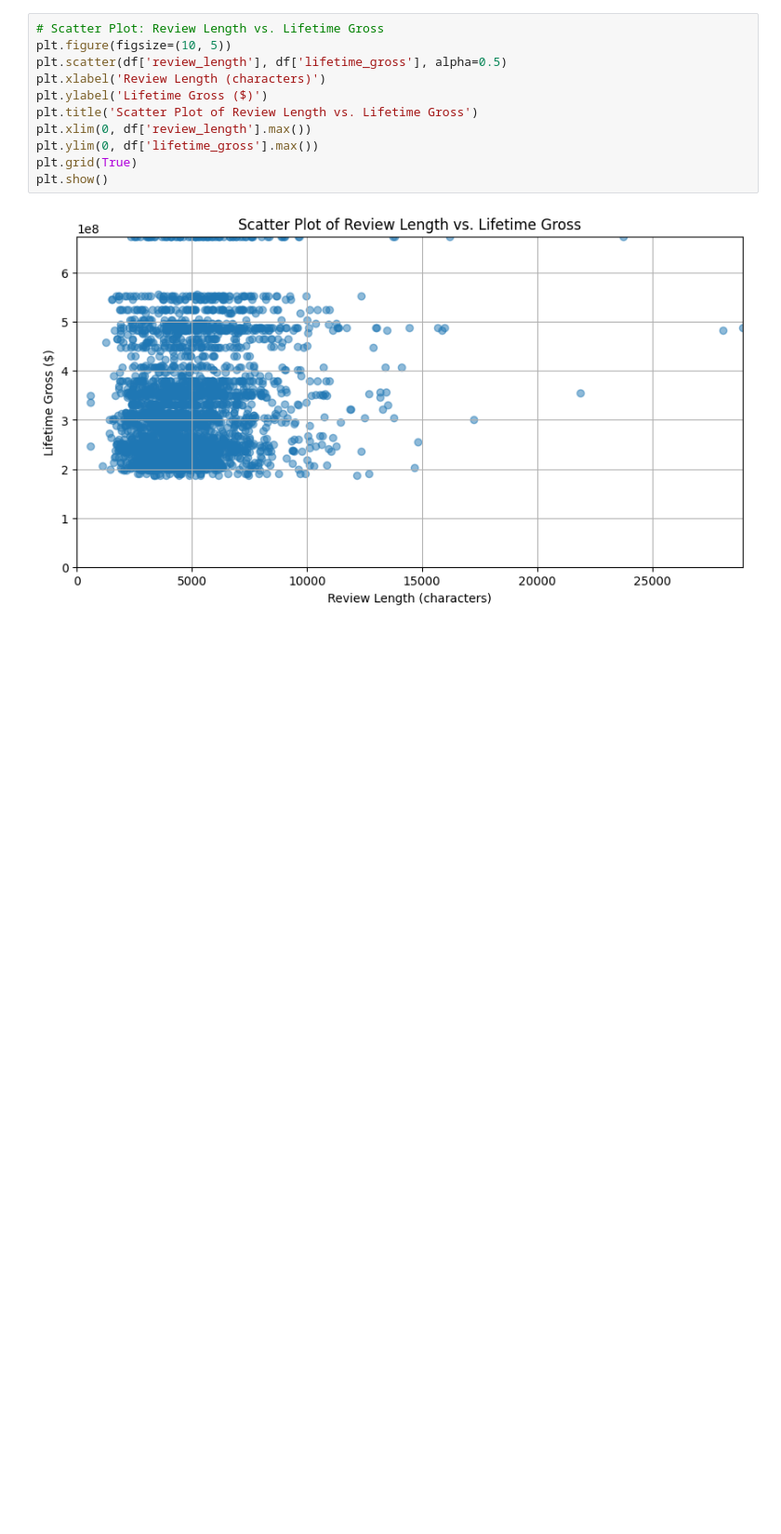
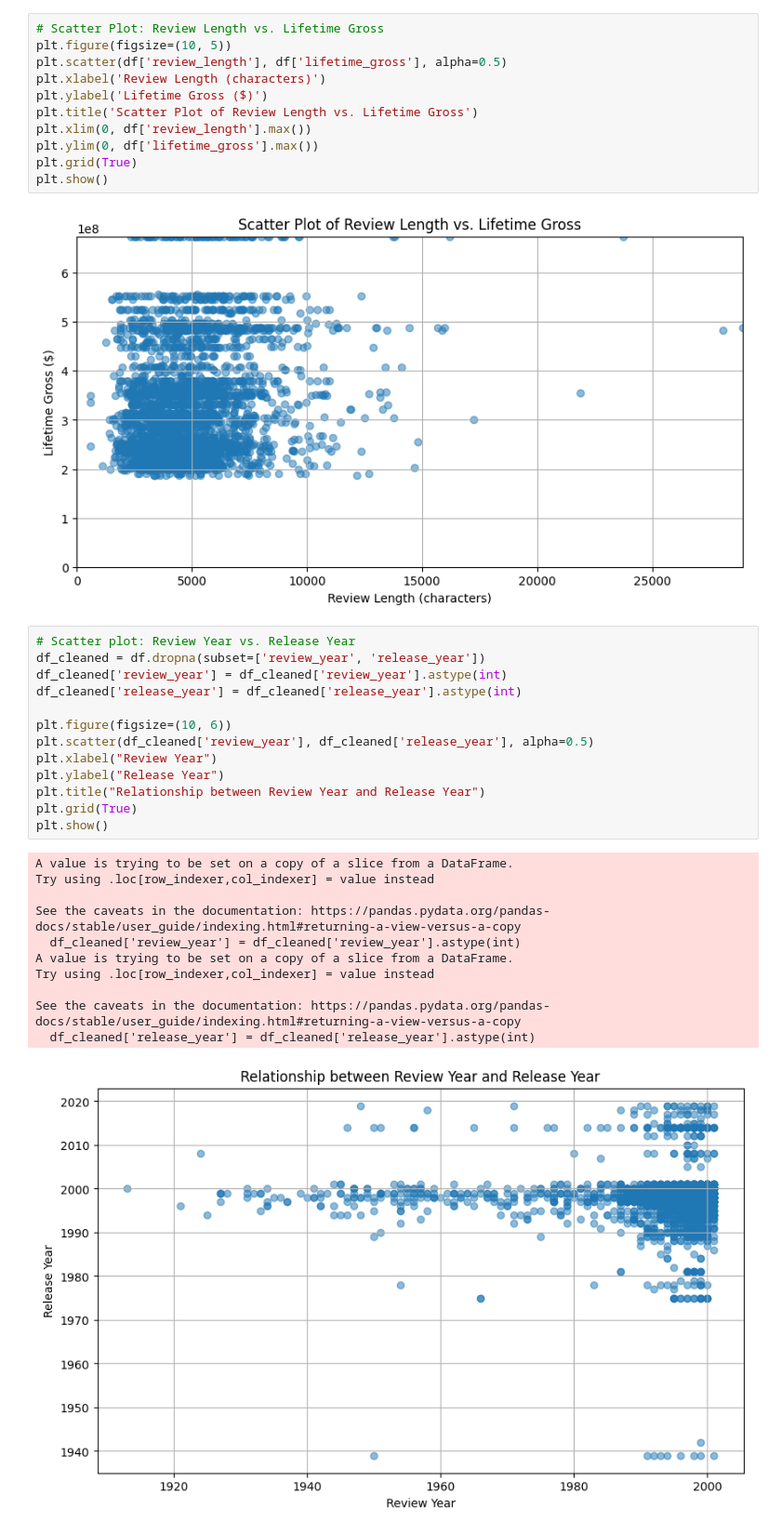
Before and after one commit to Seminahn01/DS4002-Project1, a Jupyter notebook: MI2_EDA.ipynb, the cells around one changed output. Shown: that part at 93% size. Cells and saved outputs as stored; diff of their text form; blank space fills up the shorter version.

```diff
--- a/MI2_EDA.ipynb
+++ b/MI2_EDA.ipynb
@@ -72,3 +60,28 @@ plt.grid(True)
 plt.show()
 # %% [output]
 [figure]
+# %%
+# Scatter plot: Review Year vs. Release Year
+df_cleaned = df.dropna(subset=['review_year', 'release_year'])
+df_cleaned['review_year'] = df_cleaned['review_year'].astype(int)
+df_cleaned['release_year'] = df_cleaned['release_year'].astype(int)
+
+plt.figure(figsize=(10, 6))
+plt.scatter(df_cleaned['review_year'], df_cleaned['release_year'], alpha=0.5)
+plt.xlabel("Review Year")
+plt.ylabel("Release Year")
+plt.title("Relationship between Review Year and Release Year")
+plt.grid(True)
+plt.show()
+# %% [output]
+A value is trying to be set on a copy of a slice from a DataFrame.
+Try using .loc[row_indexer,col_indexer] = value instead
+
+See the caveats in the documentation: https://pandas.pydata.org/pandas-docs/stable/user_guide/indexing.html#returning-a-view-versus-a-copy
+  df_cleaned['review_year'] = df_cleaned['review_year'].astype(int)
+A value is trying to be set on a copy of a slice from a DataFrame.
+Try using .loc[row_indexer,col_indexer] = value instead
+
+See the caveats in the documentation: https://pandas.pydata.org/pandas-docs/stable/user_guide/indexing.html#returning-a-view-versus-a-copy
+  df_cleaned['release_year'] = df_cleaned['release_year'].astype(int)
+[figure, added]
```
Also changed, not shown: parts of 3 cells of this notebook.
